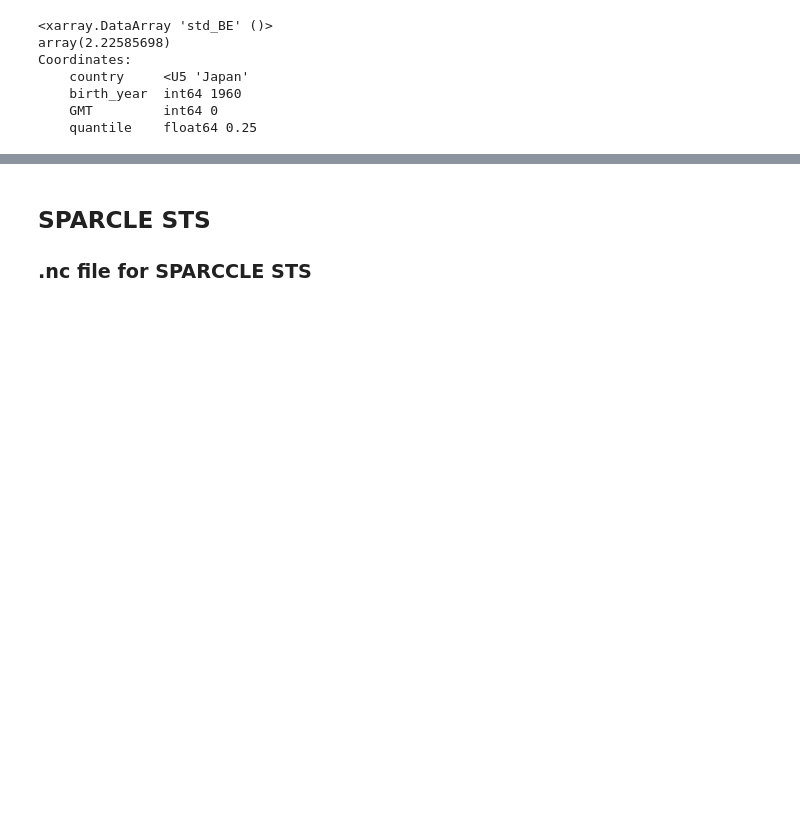
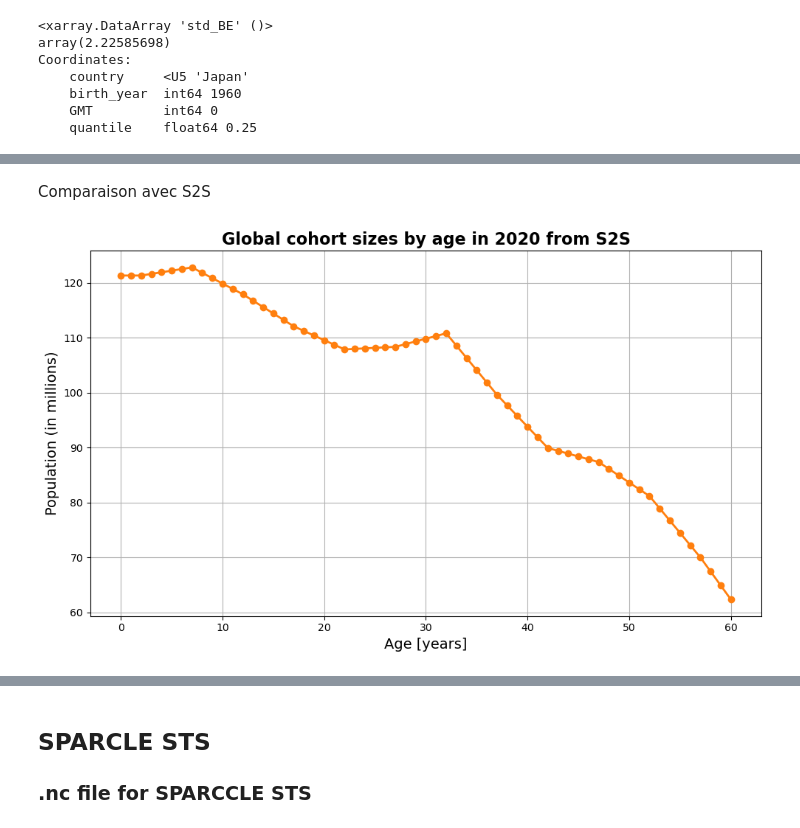
Before and after one commit to AmauryLaridon/Source2Suffering, a Jupyter notebook: sandbox/sandbox.ipynb, the cells around one changed output, grey strips where cells are left out. Drawn from its saved outputs; the diff is of its cells as text; code cells hidden in the pictures; blank space fills up the shorter version.

```diff
--- a/sandbox/sandbox.ipynb
+++ b/sandbox/sandbox.ipynb
@@ -221,0 +504,21 @@ Coordinates:
+# %% [markdown]
+Comparaison avec S2S
+# %%
+with open(data_dir+'{}/country/ds_valp_cohort_size_abs.pkl'.format('pickles_S2S_v1'), 'rb') as f:
+        ds_valp_cohort_size_abs_S2S = pk.load(f)
+
+# Extract cohort sizes for the year 2020 (column 11)
+cohort_sizes_world_2020 = ds_valp_cohort_size_abs_S2S['cohort_size_abs'].sel(region=11)
+
+# Plot
+plt.figure(figsize=(10, 6))
+plt.plot(data_region_11['ages'], cohort_sizes_world_2020/1e6, marker='o', color='tab:orange', lw=2)
+
+plt.title("Global cohort sizes by age in 2020 from S2S", fontsize=16, fontweight='bold')
+plt.xlabel("Age [years]", fontsize=14)
+plt.ylabel("Population (in millions)", fontsize=14)
+plt.grid(True)
+plt.tight_layout()
+plt.show()
+# %% [output]
+[figure, added]
```
Also changed, not shown: parts of 26 cells of this notebook, 5 other files.
